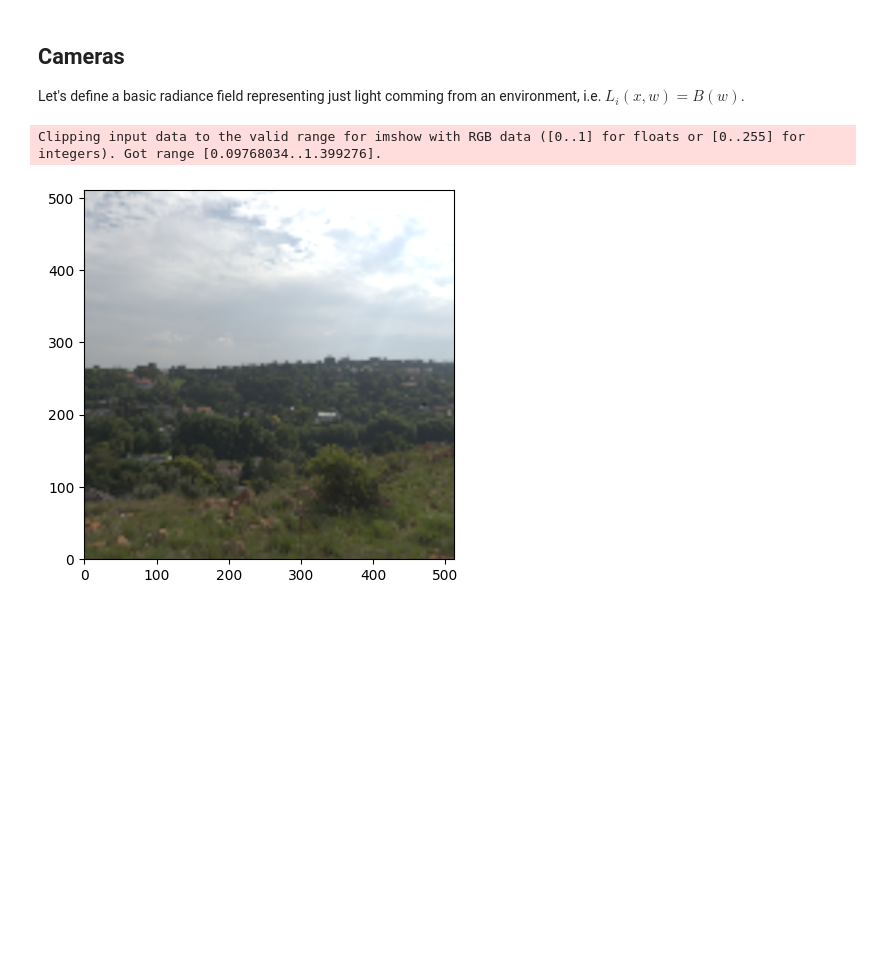
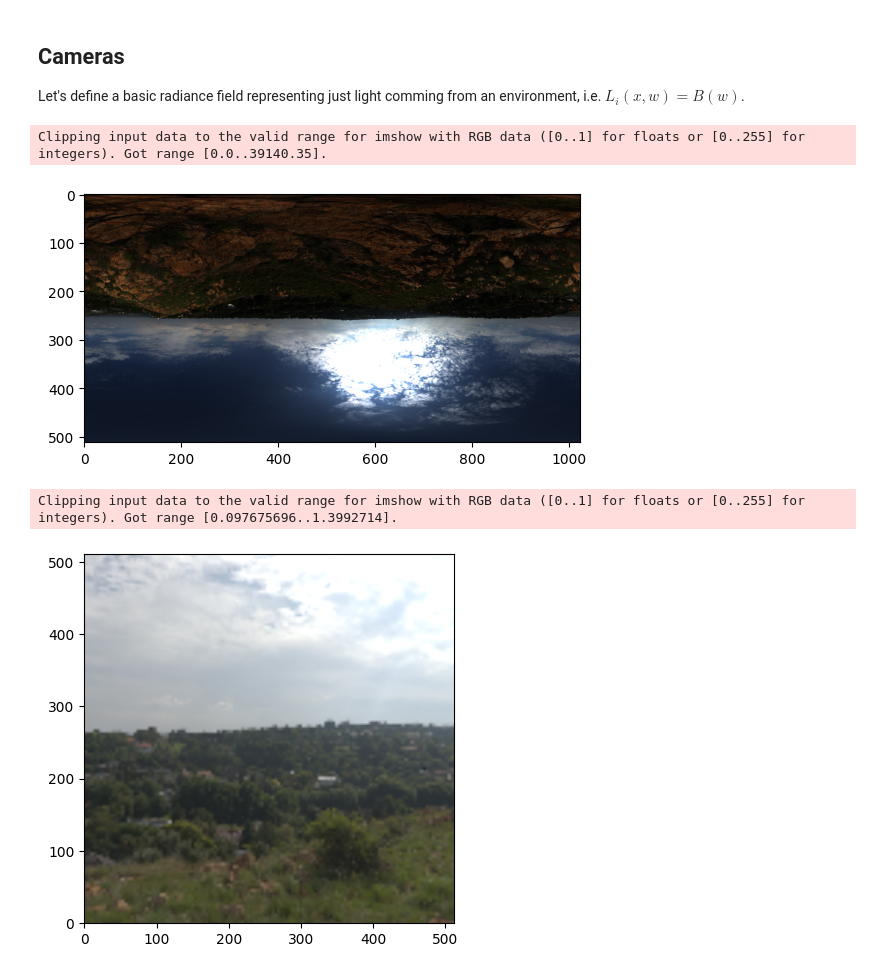
Before and after one commit to rendervous/rendervous_project, a Jupyter notebook: tutorials/e04_sensors.ipynb, the cells around one changed output. Drawn from its saved outputs; the diff is of its cells as text; code cells hidden in the pictures; blank space fills up the shorter version.

Commit message:
set proper camera handle mode. set maps with no flips change examples

```diff
--- a/tutorials/e04_sensors.ipynb
+++ b/tutorials/e04_sensors.ipynb
@@ -73,20 +75,27 @@ for _ in tqdm(range(1000)):
 
 Let's define a basic radiance field representing just light comming from an environment, i.e. $L_i(x,w) = B(w)$.
 # %%
-import rendervous.datasets
-env = rdv.datasets.Images.environment_example.to(rdv.device())
+import vulky.datasets as dataset
+env = dataset.Images.environment_example.to(rdv.device())
+env = torch.flip(env, dims=[0])
+
+plt.imshow(env.cpu())
+plt.show()
 
 # create an image with the tensor
 env_image = rdv.Image2D(env)
 
 # convert a ray into an equirectangular 2D coordinate, then sample an image
 env_map = rdv.xr_ray_projection.then(rdv.sample[env])
 
 camera = rdv.PerspectiveCameraSensor(
     width=512,
     height=512,
     poses=rdv.look_at_poses((0.0, 0.0, -2.0))
 )
+# %% [output]
+Clipping input data to the valid range for imshow with RGB data ([0..1] for floats or [0..255] for integers). Got range [0.0..39140.35].
+[figure, added]
 # %%
 R = camera.capture(env_map)
 
@@ -94,5 +103,5 @@ plt.imshow(R[0].cpu() ** (1.0/2.2))
 plt.gca().invert_yaxis()
 plt.show()
 # %% [output]
-Clipping input data to the valid range for imshow with RGB data ([0..1] for floats or [0..255] for integers). Got range [0.09768034..1.399276].
+Clipping input data to the valid range for imshow with RGB data ([0..1] for floats or [0..255] for integers). Got range [0.097675696..1.3992714].
 [figure]
```
Also changed, not shown: parts of 3 cells of this notebook, 22 other files.
